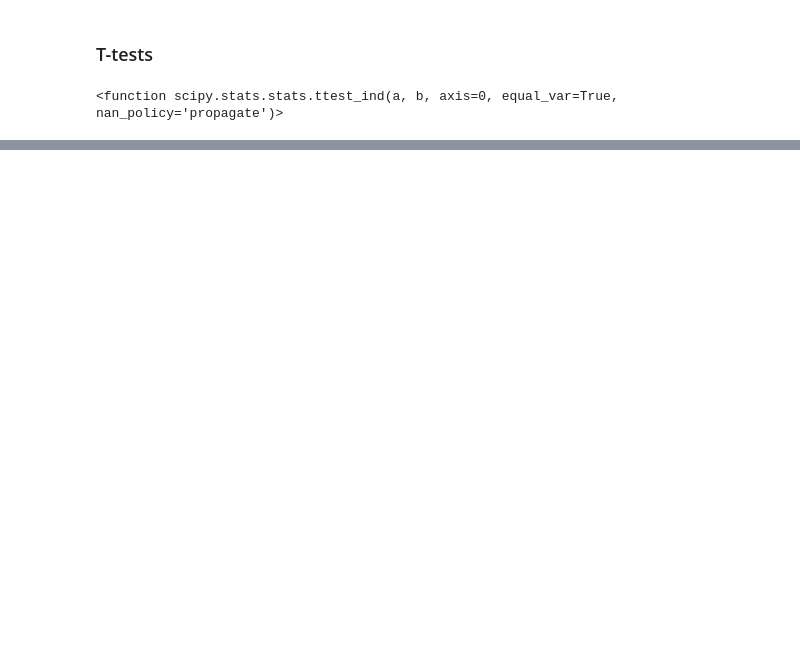
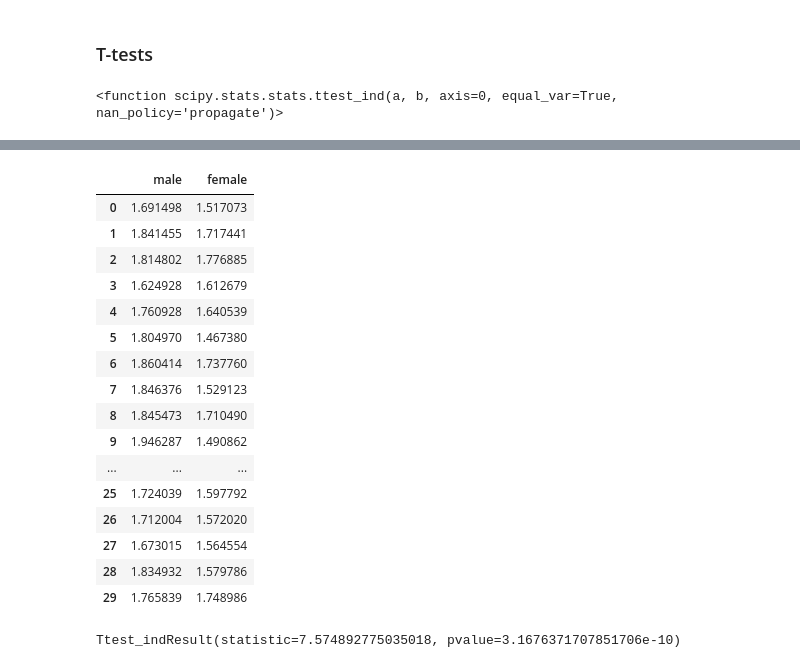
Before and after one commit to Datagatherer2357/jupyter-example, a Jupyter notebook: T-tests.ipynb, the cells around one changed output, grey strips where cells are left out. Saved outputs shown, nothing was run; the diff lists cells and outputs as text; code cells hidden in the pictures; blank space fills up the shorter version.

```diff
--- a/T-tests.ipynb
+++ b/T-tests.ipynb
@@ -38,0 +53,26 @@ Ttest_indResult(statistic=6.9381510001116515, pvalue=3.7228364855374737e-09)
+# %%
+import pandas as pd
+df = pd.DataFrame({'male': m, 'female': f})
+df
+# %% [output]
+|  | male | female |
+| 0 | 1.691498 | 1.517073 |
+| 1 | 1.841455 | 1.717441 |
+| 2 | 1.814802 | 1.776885 |
+| 3 | 1.624928 | 1.612679 |
+| 4 | 1.760928 | 1.640539 |
+| 5 | 1.804970 | 1.467380 |
+| 6 | 1.860414 | 1.737760 |
+| 7 | 1.846376 | 1.529123 |
+| 8 | 1.845473 | 1.710490 |
+| 9 | 1.946287 | 1.490862 |
+| ... | ... | ... |
+| 25 | 1.724039 | 1.597792 |
+| 26 | 1.712004 | 1.572020 |
+| 27 | 1.673015 | 1.564554 |
+| 28 | 1.834932 | 1.579786 |
+| 29 | 1.765839 | 1.748986 |
+# %%
+ss.ttest_ind(df['male'], df['female'])
+# %% [output]
+Ttest_indResult(statistic=7.574892775035018, pvalue=3.1676371707851706e-10)
```
Also changed, not shown: parts of 15 cells of this notebook.
